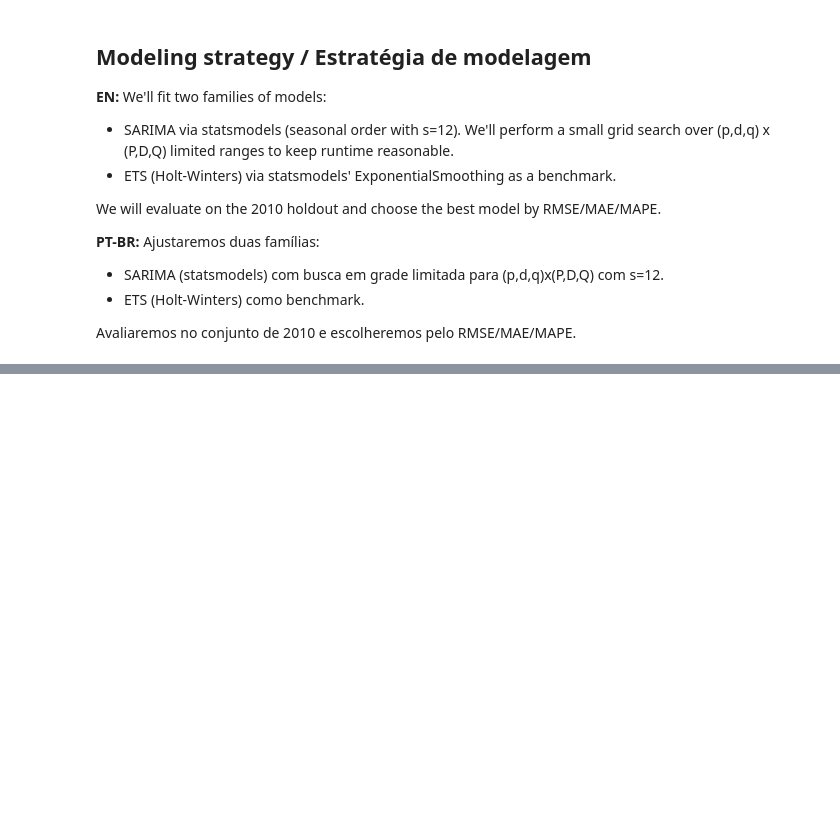
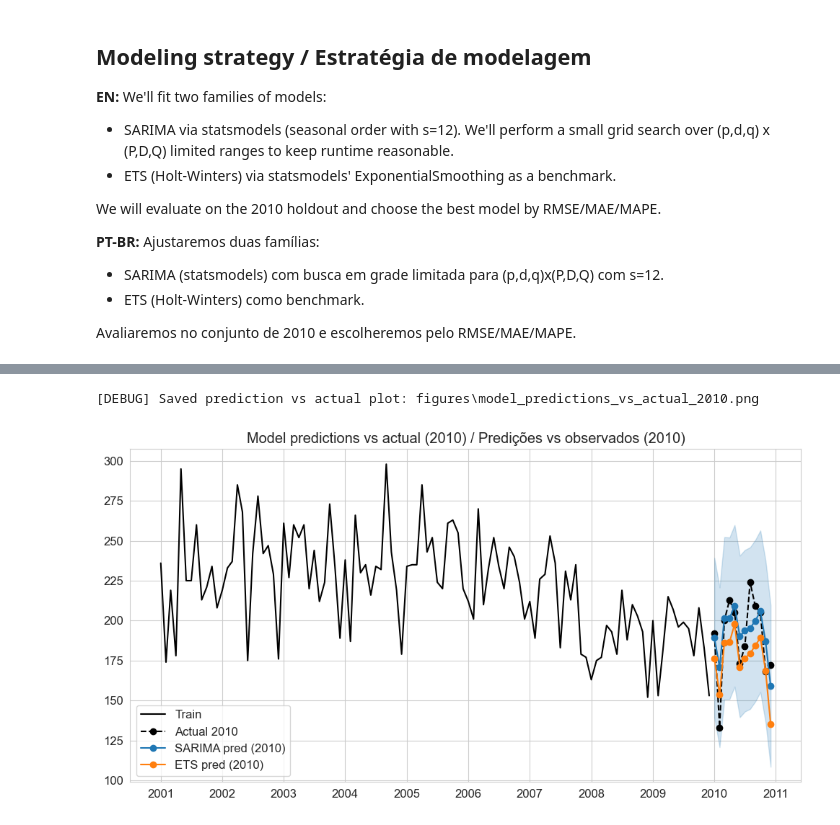
Before and after one commit to ioannisbaptista/IC2011---TB-MA, a Jupyter notebook: Forecasting.ipynb, the cells around one changed output, grey strips where cells are left out. Cells and saved outputs as stored; diff of their text form; code cells hidden in the pictures; blank space fills up the shorter version.

```diff
--- a/Forecasting.ipynb
+++ b/Forecasting.ipynb
@@ -207,12 +307,12 @@ display(df_sarima_results.head(10))
 # %%
 # EN/PT: Fit the best SARIMA from grid search on full TRAIN data (retrain) and produce forecast for 2011 (12 months)
 if df_sarima_results.empty:
-    dbg("No SARIMA candidate found — skipping SARIMA", "Nenhum candidato SARIMA encontrado — pulando SARIMA")
+    debug("No SARIMA candidate found — skipping SARIMA", "Nenhum candidato SARIMA encontrado — pulando SARIMA")
 else:
     best = df_sarima_results.iloc[0]
     best_order = tuple(best["order"])
     best_seasonal = tuple(best["seasonal_order"])
-    dbg(f"Refitting best SARIMA order={best_order} seasonal={best_seasonal}", f"Refit do melhor SARIMA order={best_order} seasonal={best_seasonal}")
+    debug(f"Refitting best SARIMA order={best_order} seasonal={best_seasonal}", f"Refit do melhor SARIMA order={best_order} seasonal={best_seasonal}")
 
     sarima_model = SARIMAX(train, order=best_order, seasonal_order=best_seasonal, enforce_stationarity=False, enforce_invertibility=False)
     sarima_res = sarima_model.fit(disp=False, method="lbfgs", maxiter=500)
@@ -231,5 +331,5 @@ else:
     with open(DATA_DIR / "sarima_model.pkl", "wb") as f:
         pickle.dump(sarima_res, f)
 
-    dbg("SARIMA model refit and saved to processed_data/sarima_model.pkl",
+    debug("SARIMA model refit and saved to processed_data/sarima_model.pkl",
         "SARIMA refitado e salvo em processed_data/sarima_model.pkl")
@@ -245,7 +348,7 @@ try:
     import pickle
     with open(DATA_DIR / "ets_model.pkl", "wb") as f:
         pickle.dump(ets_res, f)
-    dbg("ETS model trained and saved", "ETS treinado e salvo")
+    debug("ETS model trained and saved", "ETS treinado e salvo")
 except Exception as e:
-    dbg(f"ETS fitting failed: {e}", f"Falha no ajuste ETS: {e}")
+    debug(f"ETS fitting failed: {e}", f"Falha no ajuste ETS: {e}")
     ets_res = None
@@ -278,24 +388,27 @@ dbg("Saved evaluation table to processed_data/model_evaluation_on_2010.csv",
 # %%
 # EN/PT: Plot test period (2010) actual vs predictions (SARIMA and ETS)
 plt.figure(figsize=(12,6))
 plt.plot(train.index, train, label="Train", color="black")
 plt.plot(test.index, test, label="Actual 2010", color="black", linestyle="--", marker='o')
 
 if not df_sarima_results.empty:
     plt.plot(test.index, sarima_pred_mean_test, label="SARIMA pred (2010)", marker='o')
     ci = sarima_pred_ci_test
     plt.fill_between(test.index, ci.iloc[:,0], ci.iloc[:,1], color='C0', alpha=0.2)
 
 if ets_res is not None:
     plt.plot(test.index, ets_pred_test, label="ETS pred (2010)", marker='o')
 
 plt.title("Model predictions vs actual (2010) / Predições vs observados (2010)")
 plt.legend()
 plt.grid(True)
 plt_path = FIG_DIR / "model_predictions_vs_actual_2010.png"
 plt.savefig(plt_path, bbox_inches="tight", dpi=150)
-dbg(f"Saved prediction vs actual plot: {plt_path}", f"Plot predições vs observados salvo: {plt_path}")
+debug(f"Saved prediction vs actual plot: {plt_path}", f"Plot predições vs observados salvo: {plt_path}")
 plt.show()
+# %% [output]
+[DEBUG] Saved prediction vs actual plot: figures\model_predictions_vs_actual_2010.png
+[figure, added]
 # %%
 # EN/PT: Produce and save final 2011 forecasts (SARIMA and ETS) with intervals where available
 forecasts = []
```
Also changed, not shown: parts of 12 cells of this notebook, 3 other files.
